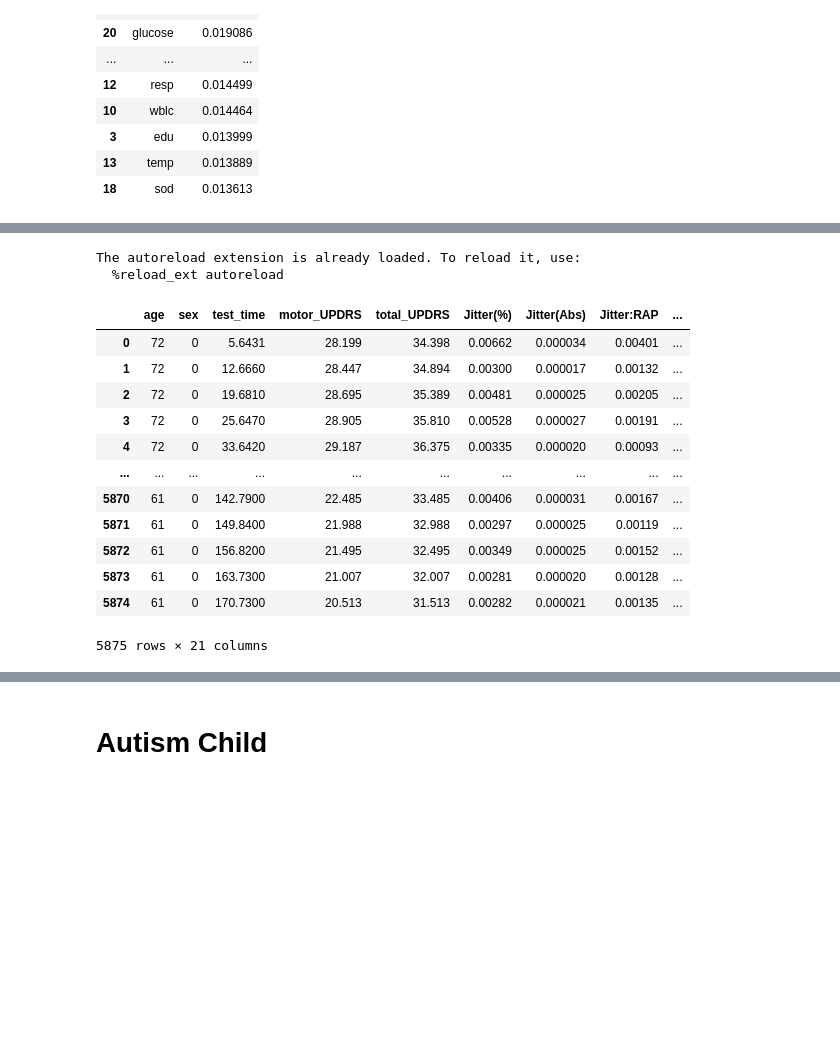
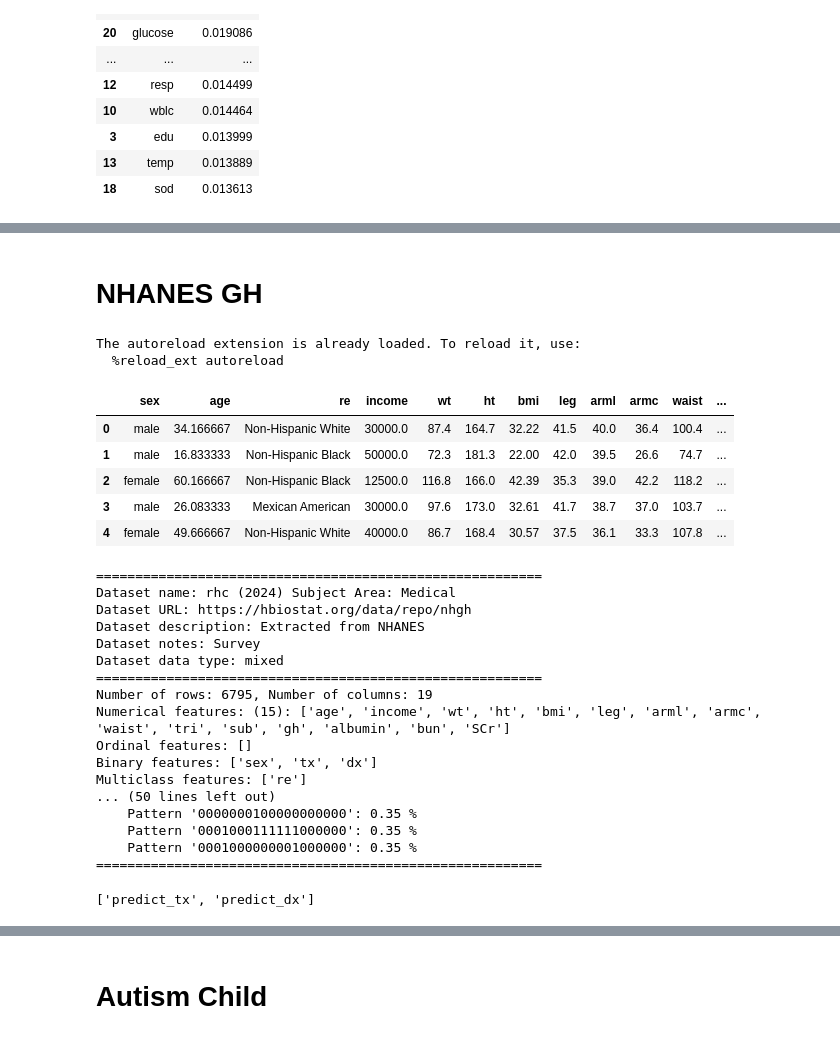
Before and after one commit to sitaomin1994/MedicalDataKit, a Jupyter notebook: notebook/data_fetch.ipynb, the cells around one changed output, grey strips where cells are left out. Saved outputs shown, nothing was run; the diff lists cells and outputs as text; code cells hidden in the pictures; blank space fills up the shorter version.

```diff
--- a/notebook/data_fetch.ipynb
+++ b/notebook/data_fetch.ipynb
@@ -2872,26 +3328,44 @@ Error:
+# %% [markdown]
+# NHANES GH
 # %%
 %load_ext autoreload
 %autoreload 2
 
-from MedDataKit.dataset.medical_dataset import ParkinsonsTelemonitoringDataset
+from MedDataKit.dataset.survey_dataset import NHANESGHDataset
 
-dataset = ParkinsonsTelemonitoringDataset()
+dataset = NHANESGHDataset()
 raw_data = dataset.load_raw_data()
-raw_data.reset_index(drop = True, inplace = True)
-raw_data
+raw_data.head()
 # %% [output]
 The autoreload extension is already loaded. To reload it, use:
   %reload_ext autoreload
-|  | age | sex | test_time | motor_UPDRS | total_UPDRS | Jitter(%) | Jitter(Abs) | Jitter:RAP | ... |
-| 0 | 72 | 0 | 5.6431 | 28.199 | 34.398 | 0.00662 | 0.000034 | 0.00401 | ... |
-| 1 | 72 | 0 | 12.6660 | 28.447 | 34.894 | 0.00300 | 0.000017 | 0.00132 | ... |
-| 2 | 72 | 0 | 19.6810 | 28.695 | 35.389 | 0.00481 | 0.000025 | 0.00205 | ... |
-| 3 | 72 | 0 | 25.6470 | 28.905 | 35.810 | 0.00528 | 0.000027 | 0.00191 | ... |
-| 4 | 72 | 0 | 33.6420 | 29.187 | 36.375 | 0.00335 | 0.000020 | 0.00093 | ... |
-| ... | ... | ... | ... | ... | ... | ... | ... | ... | ... |
-| 5870 | 61 | 0 | 142.7900 | 22.485 | 33.485 | 0.00406 | 0.000031 | 0.00167 | ... |
-| 5871 | 61 | 0 | 149.8400 | 21.988 | 32.988 | 0.00297 | 0.000025 | 0.00119 | ... |
-| 5872 | 61 | 0 | 156.8200 | 21.495 | 32.495 | 0.00349 | 0.000025 | 0.00152 | ... |
-| 5873 | 61 | 0 | 163.7300 | 21.007 | 32.007 | 0.00281 | 0.000020 | 0.00128 | ... |
-| 5874 | 61 | 0 | 170.7300 | 20.513 | 31.513 | 0.00282 | 0.000021 | 0.00135 | ... |
+|  | sex | age | re | income | wt | ht | bmi | leg | arml | armc | waist | ... |
+| 0 | male | 34.166667 | Non-Hispanic White | 30000.0 | 87.4 | 164.7 | 32.22 | 41.5 | 40.0 | 36.4 | 100.4 | ... |
+| 1 | male | 16.833333 | Non-Hispanic Black | 50000.0 | 72.3 | 181.3 | 22.00 | 42.0 | 39.5 | 26.6 | 74.7 | ... |
+| 2 | female | 60.166667 | Non-Hispanic Black | 12500.0 | 116.8 | 166.0 | 42.39 | 35.3 | 39.0 | 42.2 | 118.2 | ... |
+| 3 | male | 26.083333 | Mexican American | 30000.0 | 97.6 | 173.0 | 32.61 | 41.7 | 38.7 | 37.0 | 103.7 | ... |
+| 4 | female | 49.666667 | Non-Hispanic White | 40000.0 | 86.7 | 168.4 | 30.57 | 37.5 | 36.1 | 33.3 | 107.8 | ... |
-5875 rows × 21 columns
+# %%
+dataset.show_dataset_info()
+# %% [output]
+=========================================================
+Dataset name: rhc (2024) Subject Area: Medical
+Dataset URL: https://hbiostat.org/data/repo/nhgh
+Dataset description: Extracted from NHANES
+Dataset notes: Survey
+Dataset data type: mixed
+=========================================================
+Number of rows: 6795, Number of columns: 19
+Numerical features: (15): ['age', 'income', 'wt', 'ht', 'bmi', 'leg', 'arml', 'armc', 'waist', 'tri', 'sub', 'gh', 'albumin', 'bun', 'SCr']
+Ordinal features: []
+Binary features: ['sex', 'tx', 'dx']
+Multiclass features: ['re']
+... (50 lines left out)
+    Pattern '0000000100000000000': 0.35 %
+    Pattern '0001000111111000000': 0.35 %
+    Pattern '0001000000001000000': 0.35 %
+=========================================================
+# %%
+print(dataset.get_task_names())
+# %% [output]
+['predict_tx', 'predict_dx']
```
Also changed, not shown: parts of 45 cells of this notebook, 5 other files.
